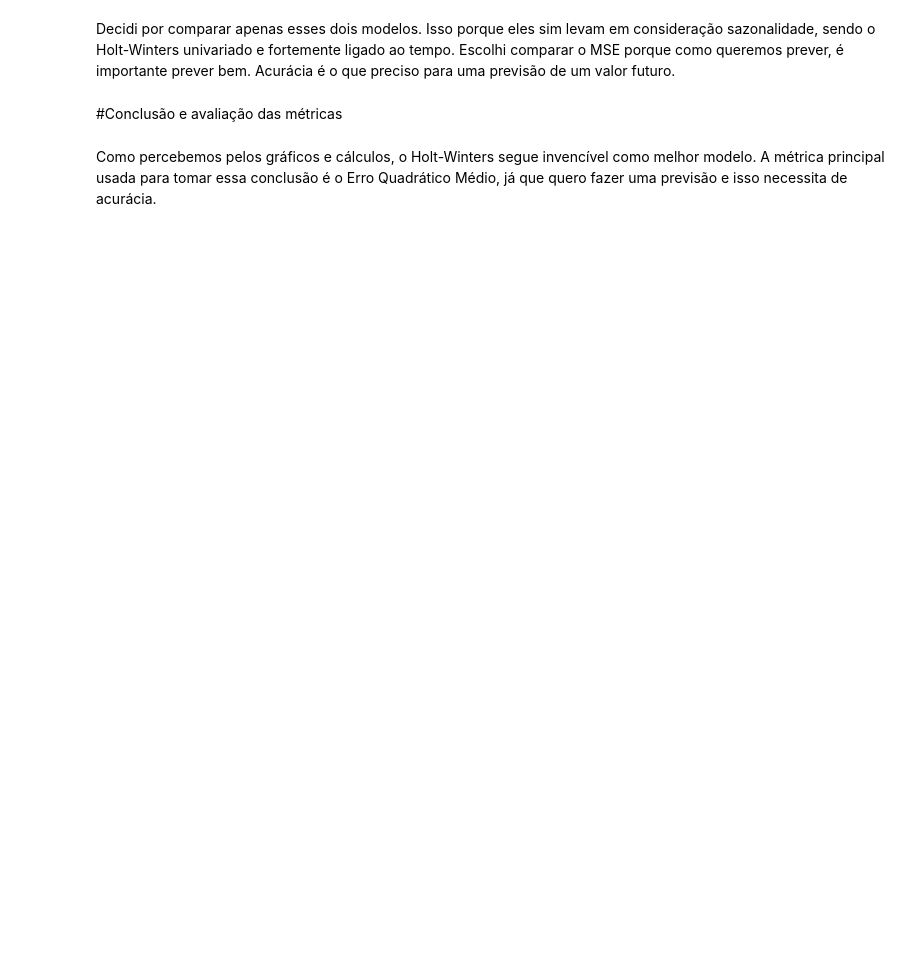
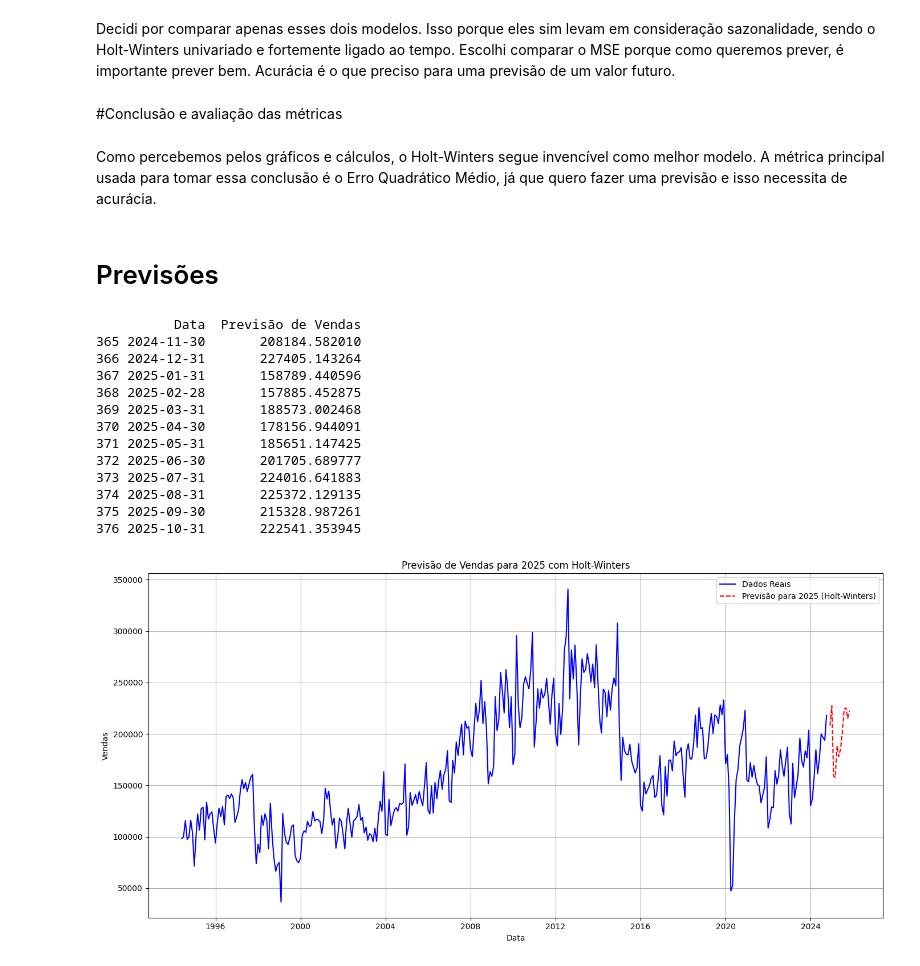
Before and after one commit to Isozaki09/CoderHouseEntrega, a Jupyter notebook: Terceira_Entrega_CoderH.ipynb, the cells around one changed output. Cells and saved outputs as stored; diff of their text form; code cells hidden in the pictures; blank space fills up the shorter version.

```diff
--- a/Terceira_Entrega_CoderH.ipynb
+++ b/Terceira_Entrega_CoderH.ipynb
@@ -714,3 +715,61 @@ Acurácia é o que preciso para uma previsão de um valor futuro.
 #Conclusão e avaliação das métricas
 # %% [markdown]
 Como percebemos pelos gráficos e cálculos, o Holt-Winters segue invencível como melhor modelo. A métrica principal usada para tomar essa conclusão é o Erro Quadrático Médio, já que quero fazer uma previsão e isso necessita de acurácia.
+# %% [markdown]
+# Previsões
+# %%
+from statsmodels.tsa.holtwinters import ExponentialSmoothing
+import matplotlib.pyplot as plt
+import pandas as pd
+
+# Definir o número de meses para prever (12 meses para 2025)
+steps_a_frente = 12
+
+# Ajustando o modelo com os melhores parâmetros encontrados
+melhor_modelo = ExponentialSmoothing(
+    analise_multivariada['Vendas'],  # Agora usamos toda a série histórica
+    seasonal='mul',
+    seasonal_periods=12,
+    trend='add',
+    damped_trend=None
+).fit(optimized=True, use_brute=True)  # Tentando melhorar a convergência
+
+# Fazendo a previsão para 2025
+previsao_2025 = melhor_modelo.forecast(steps=steps_a_frente)
+
+# Criando uma série de datas para 2025 (continuando da última data conhecida)
+ultima_data = analise_multivariada['Data'].iloc[-1]
+datas_2025 = pd.date_range(start=ultima_data + pd.DateOffset(months=1), periods=steps_a_frente, freq='ME')
+
+# Criando um DataFrame para exibir os valores previstos
+df_previsao = pd.DataFrame({'Data': datas_2025, 'Previsão de Vendas': previsao_2025})
+
+# Exibir a previsão
+print(df_previsao)
+
+# Plotando as previsões
+plt.figure(figsize=(14, 7))
+plt.plot(analise_multivariada['Data'], analise_multivariada['Vendas'], label='Dados Reais', color='blue')
+plt.plot(datas_2025, previsao_2025, label='Previsão para 2025 (Holt-Winters)', linestyle='--', color='red')
+plt.title('Previsão de Vendas para 2025 com Holt-Winters')
+plt.xlabel('Data')
+plt.ylabel('Vendas')
+plt.legend()
+plt.grid()
+plt.tight_layout()
+plt.show()
+# %% [output]
+          Data  Previsão de Vendas
+365 2024-11-30       208184.582010
+366 2024-12-31       227405.143264
+367 2025-01-31       158789.440596
+368 2025-02-28       157885.452875
+369 2025-03-31       188573.002468
+370 2025-04-30       178156.944091
+371 2025-05-31       185651.147425
+372 2025-06-30       201705.689777
+373 2025-07-31       224016.641883
+374 2025-08-31       225372.129135
+375 2025-09-30       215328.987261
+376 2025-10-31       222541.353945
+[figure, added]
```
Also changed, not shown: parts of 10 cells of this notebook, 1 other file.
